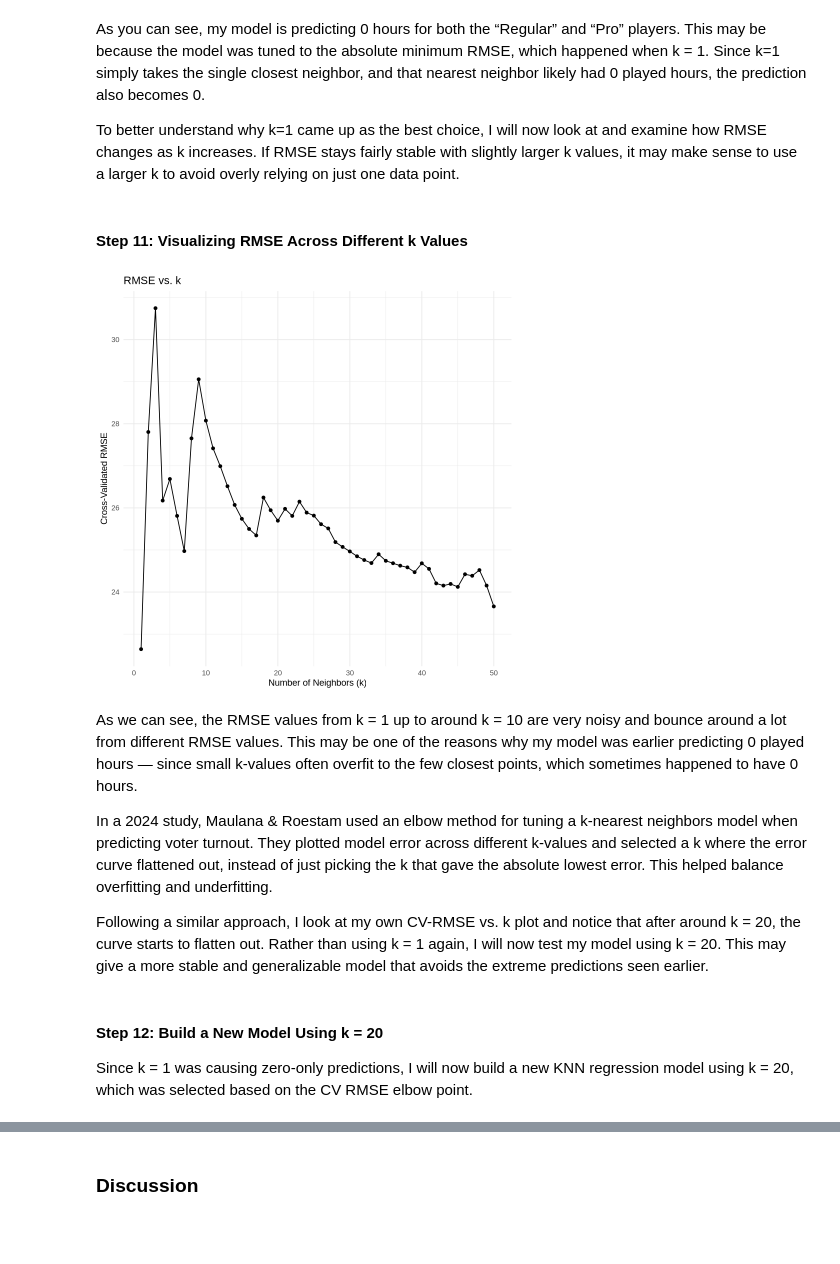
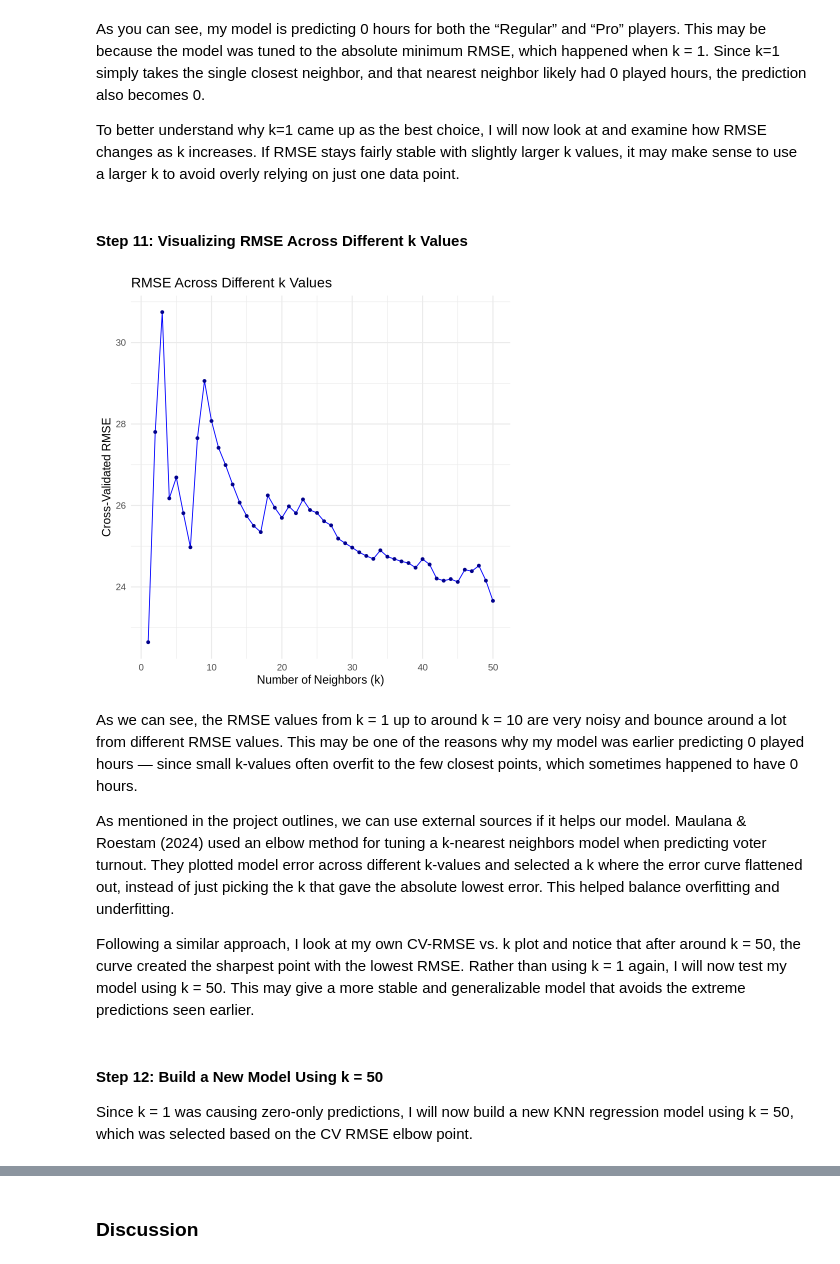
Before and after one commit to anroopchandi/datasci_project, a Jupyter notebook: Project-Notebook.ipynb, the cells around one changed output, grey strips where cells are left out. Drawn from its saved outputs; the diff is of its cells as text; code cells hidden in the pictures; blank space fills up the shorter version.

```diff
--- a/Project-Notebook.ipynb
+++ b/Project-Notebook.ipynb
@@ -337,30 +340,33 @@ As you can see, my model is predicting 0 hours for both the “Regular” and
 
 To better understand why k=1 came up as the best choice, I will now look at and examine how RMSE changes as k increases. If RMSE stays fairly stable with slightly larger k values, it may make sense to use a larger k to avoid overly relying on just one data point.
 # %% [markdown]
-#### **Step 11: Visualizing RMSE Across Different k Values**
+#### Step 11: Visualizing RMSE Across Different k Values
 # %%
 rmse_results <- players_results |>
   filter(.metric == "rmse")
 
 rmse_plot <- ggplot(rmse_results, aes(x = neighbors, y = mean)) +
-  geom_line() +
-  geom_point() +
-  labs(x     = "Number of Neighbors (k)",
-       y     = "Cross-Validated RMSE",
-       title = "RMSE vs. k") +
-  theme_minimal()
+  geom_line(color = "blue") +
+  geom_point(color = "darkblue") +
+  labs(
+    x = "Number of Neighbors (k)",
+    y = "Cross-Validated RMSE",
+    title = "RMSE Across Different k Values"
+  ) +
+  theme_minimal(base_size = 14)
+
 
 rmse_plot
 # %% [output]
-[figure, old version]
+[figure, new version]
 # %% [markdown]
 As we can see, the RMSE values from k = 1 up to around k = 10 are very noisy and bounce around a lot from different RMSE values. This may be one of the reasons why my model was earlier predicting 0 played hours — since small k-values often overfit to the few closest points, which sometimes happened to have 0 hours.
 
-In a 2024 study, Maulana & Roestam used an elbow method for tuning a k-nearest neighbors model when predicting voter turnout. They plotted model error across different k-values and selected a k where the error curve flattened out, instead of just picking the k that gave the absolute lowest error. This helped balance overfitting and underfitting.
+As mentioned in the project outlines, we can use external sources if it helps our model. Maulana & Roestam (2024) used an elbow method for tuning a k-nearest neighbors model when predicting voter turnout. They plotted model error across different k-values and selected a k where the error curve flattened out, instead of just picking the k that gave the absolute lowest error. This helped balance overfitting and underfitting.
 
-Following a similar approach, I look at my own CV-RMSE vs. k plot and notice that after around k = 20, the curve starts to flatten out. Rather than using k = 1 again, I will now test my model using k = 20. This may give a more stable and generalizable model that avoids the extreme predictions seen earlier.
+Following a similar approach, I look at my own CV-RMSE vs. k plot and notice that after around k = 50, the curve created the sharpest point with the lowest RMSE. Rather than using k = 1 again, I will now test my model using k = 50. This may give a more stable and generalizable model that avoids the extreme predictions seen earlier.
 # %% [markdown]
-#### **Step 12: Build a New Model Using k = 20**
+#### Step 12: Build a New Model Using k = 50
 
-Since k = 1 was causing zero-only predictions, I will now build a new KNN regression model using k = 20, which was selected based on the CV RMSE elbow point.
+Since k = 1 was causing zero-only predictions, I will now build a new KNN regression model using k = 50, which was selected based on the CV RMSE elbow point.
 # %%
```
Also changed, not shown: parts of 38 cells of this notebook.
